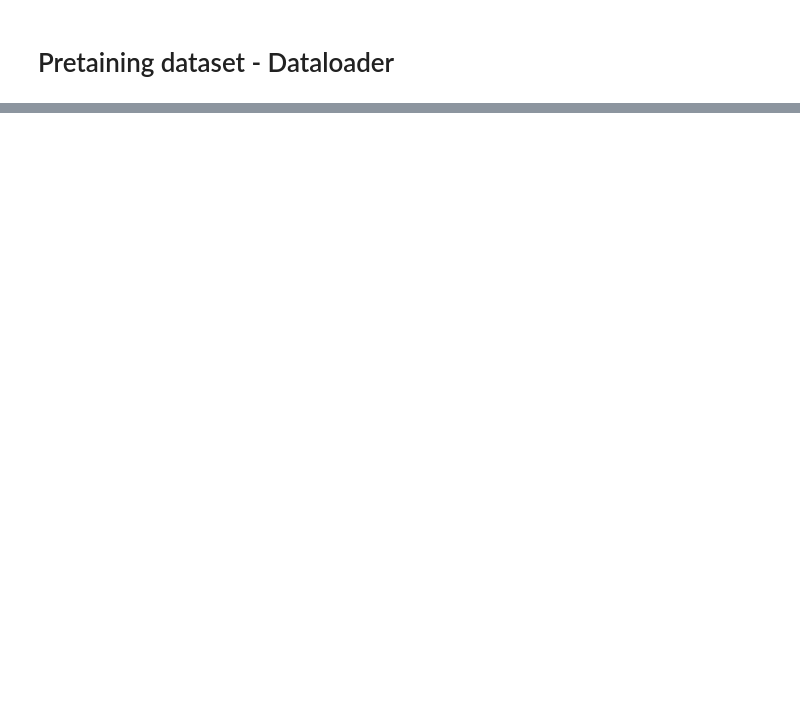
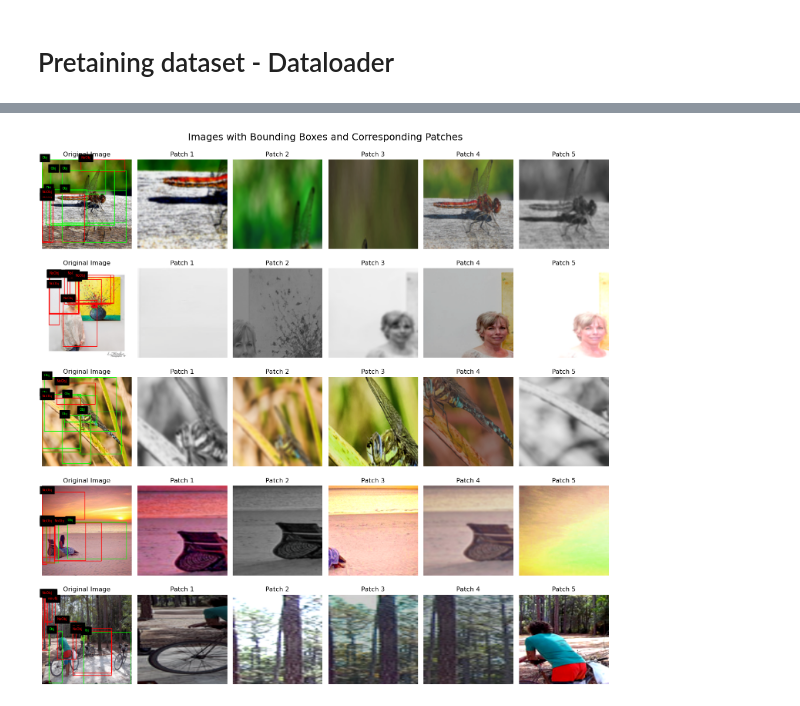
Before and after one commit to jalemanb/fs-detr_reid, a Jupyter notebook: dataloader_test.ipynb, the cells around one changed output, grey strips where cells are left out. Saved outputs shown, nothing was run; the diff lists cells and outputs as text; code cells hidden in the pictures; blank space fills up the shorter version.

```diff
--- a/dataloader_test.ipynb
+++ b/dataloader_test.ipynb
@@ -27,2 +28,69 @@ Downloading: "https://download.pytorch.org/models/resnet50-0676ba61.pth" to /hom
+# %%
+
+# Max number of patches to display per image
+max_patches = 5
+
+# Get a batch
+for images, templates_batch, boxes_batch, labels_batch in dataloader:
+    batch_size, _, height, width = images.shape
+
+    fig, axs = plt.subplots(nrows=batch_size, ncols=1 + max_patches, figsize=(15, batch_size * 3))
+
+    if batch_size == 1:
+        axs = [axs]  # ensure it's iterable
+
+    for idx in range(batch_size):
+        image = images[idx]
+        boxes = boxes_batch[idx]
+        labels = labels_batch[idx]
+        patches_tensor = templates_batch[idx]  # shape: [num_patches, 3, 128, 128]
+
+        # Convert original image for display
+        np_img = image.permute(1, 2, 0).numpy()
+        axs[idx][0].imshow(np.clip(np_img, 0, 1))
+        axs[idx][0].set_title("Original Image")
+        axs[idx][0].axis('off')
+
+        # Draw bounding boxes on original image
+        for box, label in zip(boxes, labels):
+            x1, y1, x2, y2 = box
+            x = x1 * width
+            y = y1 * height
+            w = (x2 - x1) * width
+            h = (y2 - y1) * height
+
+            color = 'lime' if label == 1 else 'red'
+            label_text = 'Obj' if label == 1 else 'NoObj'
+
+            rect = patches.Rectangle((x, y), w, h, linewidth=1, edgecolor=color, facecolor='none')
+            axs[idx][0].add_patch(rect)
+            axs[idx][0].text(x, y - 2, label_text, fontsize=6, color=color, backgroundcolor='black')
+
+        # Show patch images (with denormalization for viewing)
+        patch_count = min(len(patches_tensor), max_patches)
+        for j in range(patch_count):
+            patch = patches_tensor[j]
+            # Undo normalization for display
+            patch = patch.clone()
+            patch[0] = patch[0] * 0.229 + 0.485
+            patch[1] = patch[1] * 0.224 + 0.456
+            patch[2] = patch[2] * 0.225 + 0.406
+            patch = torch.clamp(patch, 0, 1)
+
+            axs[idx][j + 1].imshow(TF.to_pil_image(patch))
+            axs[idx][j + 1].set_title(f"Patch {j + 1}")
+            axs[idx][j + 1].axis('off')
+
+        # Hide any remaining unused patch slots
+        for j in range(patch_count + 1, 1 + max_patches):
+            axs[idx][j].axis('off')
+
+    plt.tight_layout()
+    plt.suptitle('Images with Bounding Boxes and Corresponding Patches', fontsize=18)
+    plt.subplots_adjust(top=0.95)
+    plt.show()
+    break
+# %% [output]
+[figure, added]
 # %%
 
```
Also changed, not shown: parts of 3 cells of this notebook, 2 other files.
